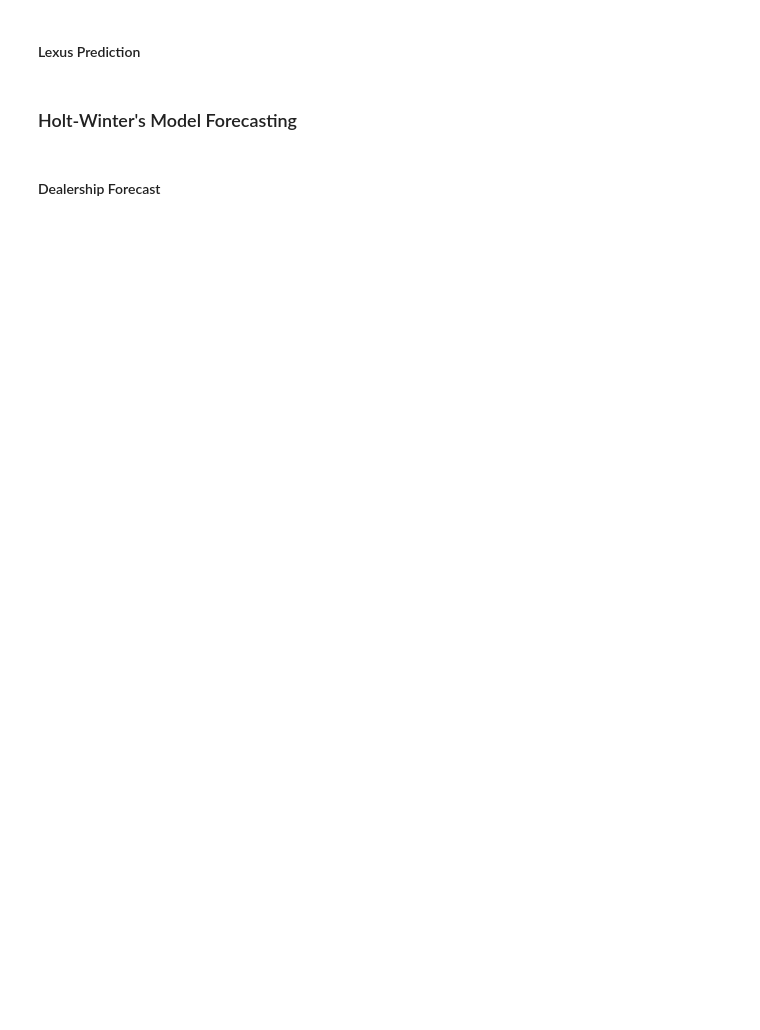
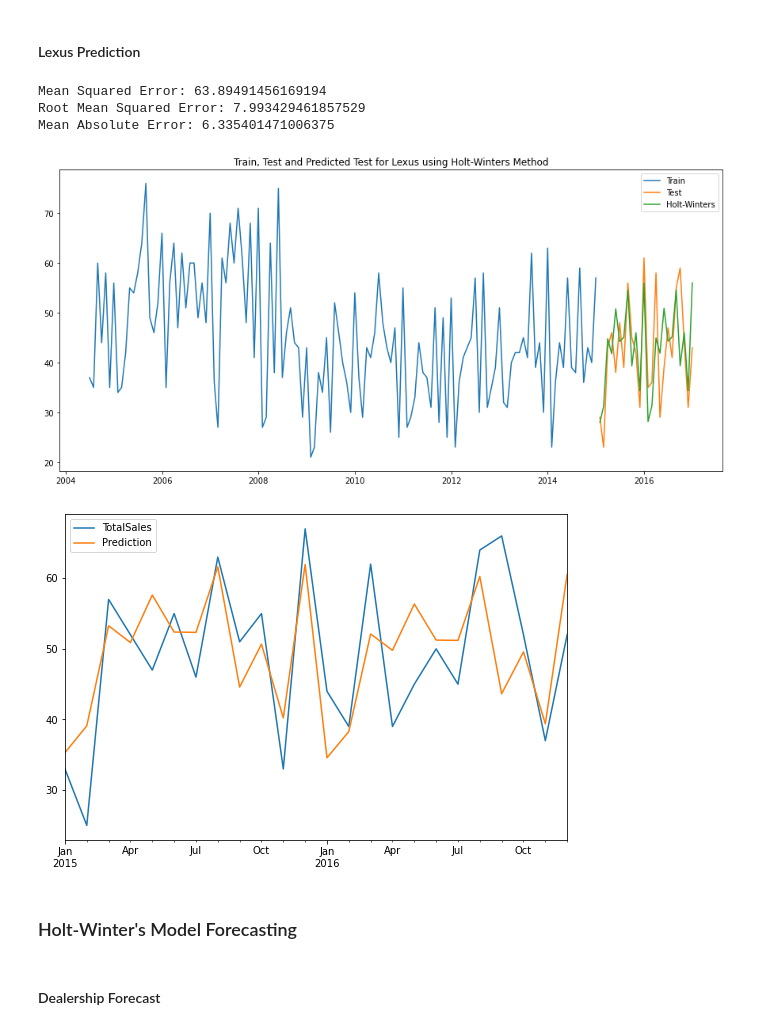
Before and after one commit to martell-n-tardy/Forecasting-with-a-Time-Series-Model-using-Python, a Jupyter notebook: notebooks/Preprocessing & Training.ipynb, the cells around one changed output. Saved outputs shown, nothing was run; the diff lists cells and outputs as text; code cells hidden in the pictures; blank space fills up the shorter version.

```diff
--- a/notebooks/Preprocessing & Training.ipynb
+++ b/notebooks/Preprocessing & Training.ipynb
@@ -979,34 +978,40 @@ Mean Absolute Error: 6.974031092010655
 #enter params from the output above into the model
 rcParams['figure.figsize'] = 15, 7
 
 df2 = read_csv('../data/processed/LexusSales.csv')
 df2.index = pd.date_range(start='2004-06', periods=154, freq='M')
 df2 = df2.drop(columns=['ContractYearMonth'])
 df2.index.freq = 'M'
 train2, test2 = df2['2004':'2014'], df2['2015':'2016']
 # model = ExponentialSmoothing(params).fit()
-model2 = ExponentialSmoothing(train2, trend='mul', seasonal='add', seasonal_periods=12, damped=True)
+model2 = ExponentialSmoothing(train2, trend='mul', seasonal='mul', seasonal_periods=12, damped=True)
 hw_model2 = model2.fit(optimized=True, use_boxcox=True, remove_bias=False)
 pred2 = hw_model2.forecast(24)
 
 #plot prediction using model
 plt.title('Train, Test and Predicted Test for Lexus using Holt-Winters Method')
 plt.plot(train2.index, train2, label='Train')
 plt.plot(test2.index, test2, label='Test')
 plt.plot(pred2.index, pred2, label='Holt-Winters')
 plt.legend(loc='best')
 
 #narrow in on prediction
 test.plot(legend=True, label='Test', figsize=(9,6))
 pred.plot(legend= True, label='Prediction', xlim = ['2015-01', '2016-12']);
 
 mse2 = mean_squared_error(test2, pred2)
 rmse = np.sqrt(mse2)
 mae = mean_absolute_error(test2, pred2)
 
 print(f'Mean Squared Error: {mse2}')
 print(f'Root Mean Squared Error: {rmse}')
 print(f'Mean Absolute Error: {mae}')
+# %% [output]
+Mean Squared Error: 63.89491456169194
+Root Mean Squared Error: 7.993429461857529
+Mean Absolute Error: 6.335401471006375
+[figure, added]
+[figure, added]
 # %% [markdown]
 ### Holt-Winter's Model Forecasting
 # %% [markdown]
```
Also changed, not shown: parts of 21 cells of this notebook.
